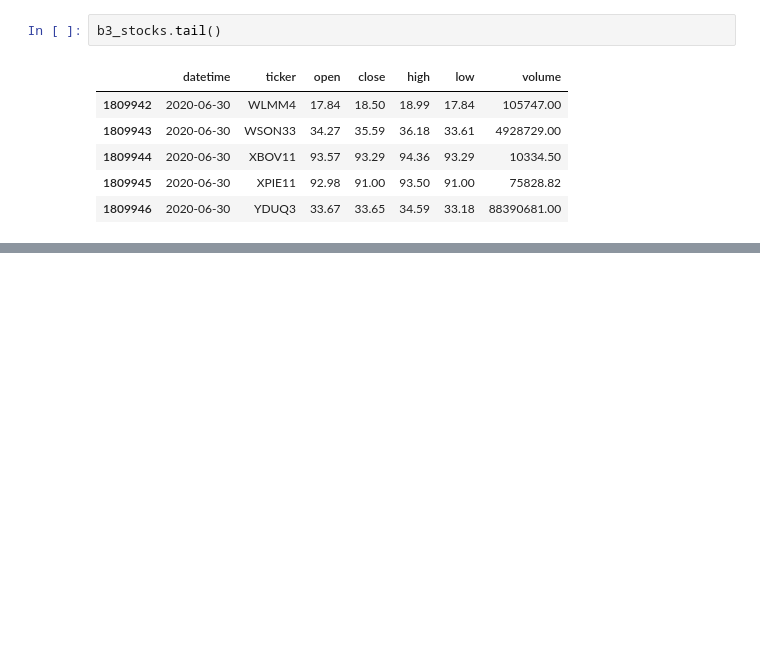
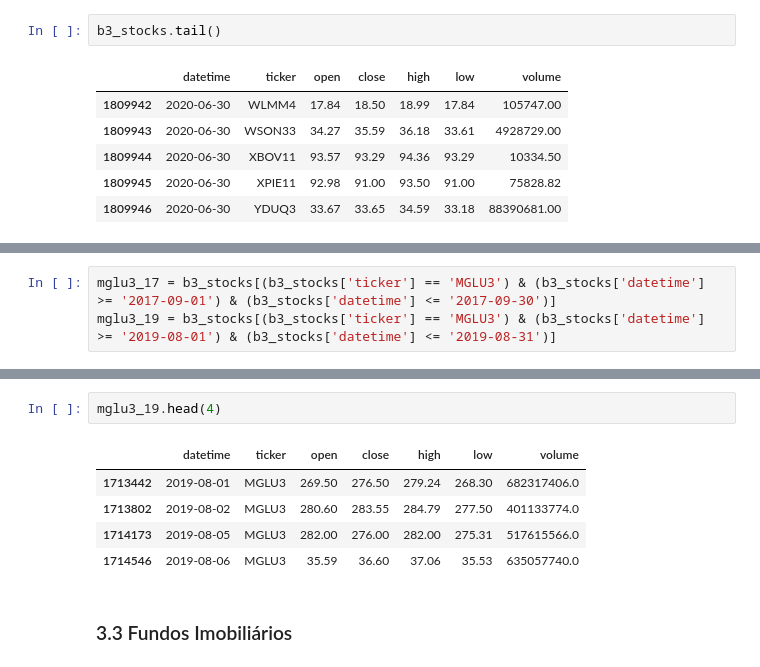
Before and after one commit to mso13/DataAnalysis-Ibovespa, a Jupyter notebook: src/Ibovespa Stocks Analysis.ipynb, the cells around one changed output, grey strips where cells are left out. Drawn from its saved outputs; the diff is of its cells as text; blank space fills up the shorter version.

```diff
--- a/src/Ibovespa Stocks Analysis.ipynb
+++ b/src/Ibovespa Stocks Analysis.ipynb
@@ -25,0 +136,3 @@ b3_stocks.tail()
+# %%
+mglu3_17 = b3_stocks[(b3_stocks['ticker'] == 'MGLU3') & (b3_stocks['datetime'] >= '2017-09-01') & (b3_stocks['datetime'] <= '2017-09-30')]
+mglu3_19 = b3_stocks[(b3_stocks['ticker'] == 'MGLU3') & (b3_stocks['datetime'] >= '2019-08-01') & (b3_stocks['datetime'] <= '2019-08-31')]
@@ -25,0 +146,10 @@ b3_stocks.tail()
+# %%
+mglu3_19.head(4)
+# %% [output]
+|  | datetime | ticker | open | close | high | low | volume |
+| 1713442 | 2019-08-01 | MGLU3 | 269.50 | 276.50 | 279.24 | 268.30 | 682317406.0 |
+| 1713802 | 2019-08-02 | MGLU3 | 280.60 | 283.55 | 284.79 | 277.50 | 401133774.0 |
+| 1714173 | 2019-08-05 | MGLU3 | 282.00 | 276.00 | 282.00 | 275.31 | 517615566.0 |
+| 1714546 | 2019-08-06 | MGLU3 | 35.59 | 36.60 | 37.06 | 35.53 | 635057740.0 |
+# %% [markdown]
+### 3.3 Fundos Imobiliários
```
Also changed, not shown: parts of 17 cells of this notebook.
